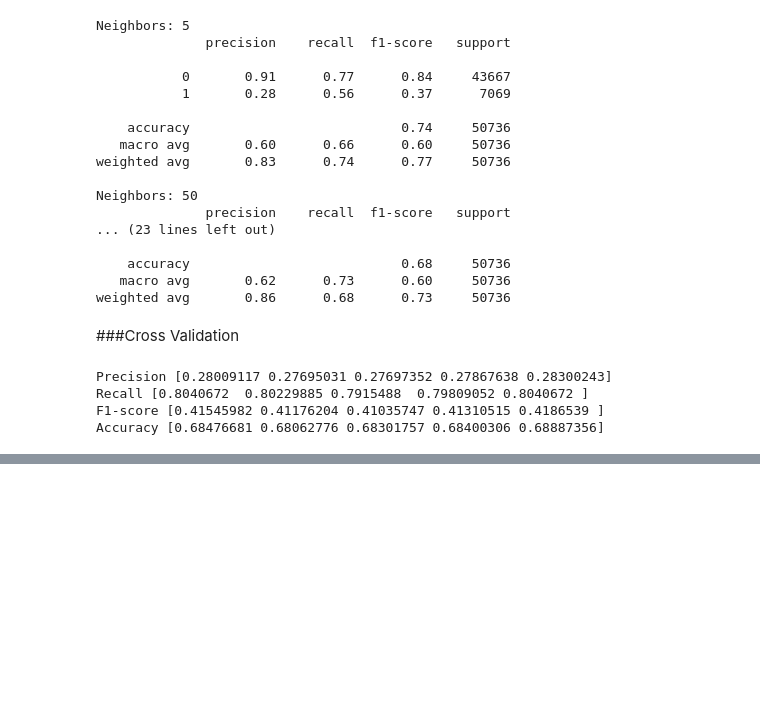
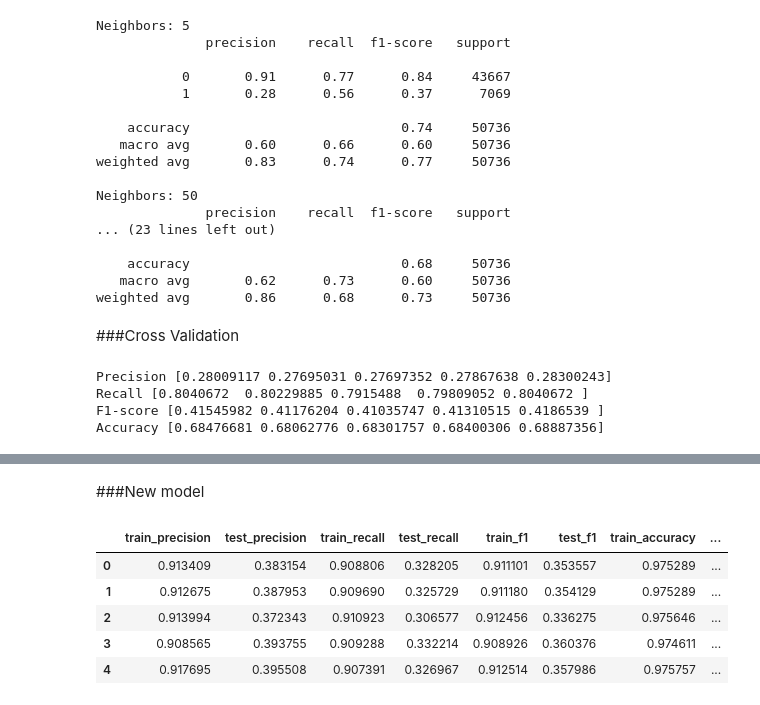
Before and after one commit to flaviorv/ai_model_lifecycle, a Jupyter notebook: diabetes_health_indicators.ipynb, the cells around one changed output, grey strips where cells are left out. Saved outputs shown, nothing was run; the diff lists cells and outputs as text; code cells hidden in the pictures; blank space fills up the shorter version.

Commit message:
Random Forest model with default hyperparameters. The model showing signals of overfitting.

```diff
--- a/diabetes_health_indicators.ipynb
+++ b/diabetes_health_indicators.ipynb
@@ -227,0 +242,26 @@ Accuracy [0.68476681 0.68062776 0.68301757 0.68400306 0.68887356]
+# %% [markdown]
+###New model
+# %%
+#Random Forest model
+rfpipeline = Pipeline([
+    ('scaler', MinMaxScaler()),
+    ('smote', SMOTE(k_neighbors=2, random_state=42)),
+    ('model', RandomForestClassifier())
+])
+
+rfscore = cross_validate(
+    rfpipeline, xtrain, ytrain['Diabetes_binary'],
+    scoring=['recall', 'precision', 'accuracy', 'f1'],
+    cv=5, return_train_score=True
+)
+
+rfscore = pd.DataFrame(rfscore)
+metrics = ['train_precision', 'test_precision', 'train_recall', 'test_recall', 'train_f1', 'test_f1', 'train_accuracy', 'test_accuracy']
+display(rfscore[metrics])
+# %% [output]
+|  | train_precision | test_precision | train_recall | test_recall | train_f1 | test_f1 | train_accuracy | ... |
+| 0 | 0.913409 | 0.383154 | 0.908806 | 0.328205 | 0.911101 | 0.353557 | 0.975289 | ... |
+| 1 | 0.912675 | 0.387953 | 0.909690 | 0.325729 | 0.911180 | 0.354129 | 0.975289 | ... |
+| 2 | 0.913994 | 0.372343 | 0.910923 | 0.306577 | 0.912456 | 0.336275 | 0.975646 | ... |
+| 3 | 0.908565 | 0.393755 | 0.909288 | 0.332214 | 0.908926 | 0.360376 | 0.974611 | ... |
+| 4 | 0.917695 | 0.395508 | 0.907391 | 0.326967 | 0.912514 | 0.357986 | 0.975757 | ... |
```
Also changed, not shown: parts of 4 cells of this notebook.
